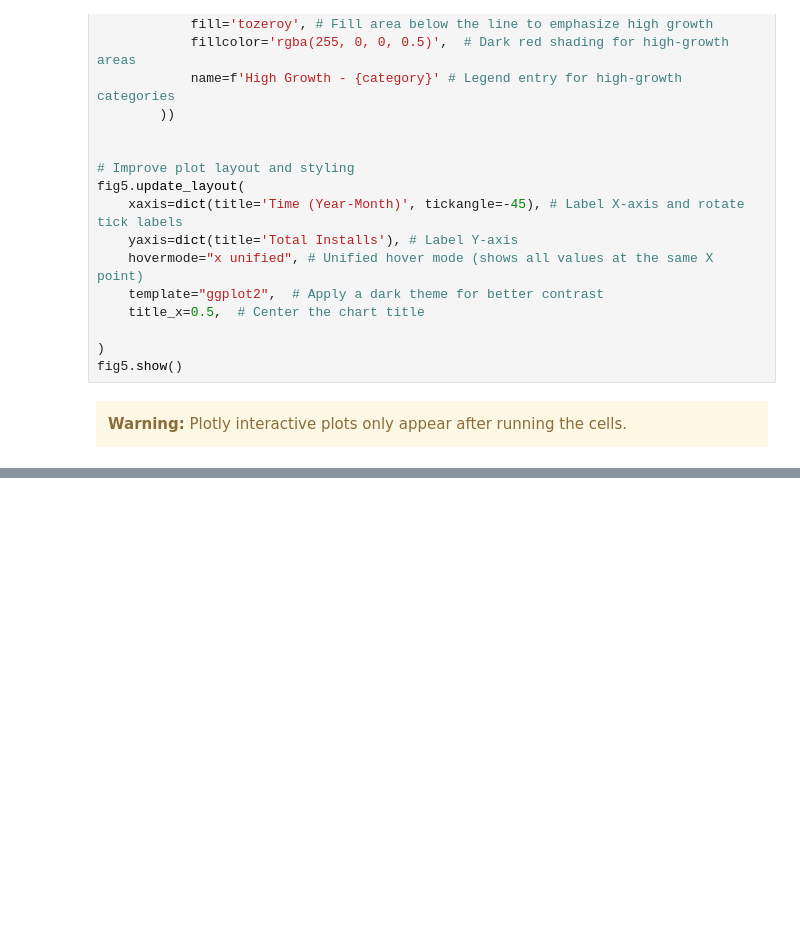
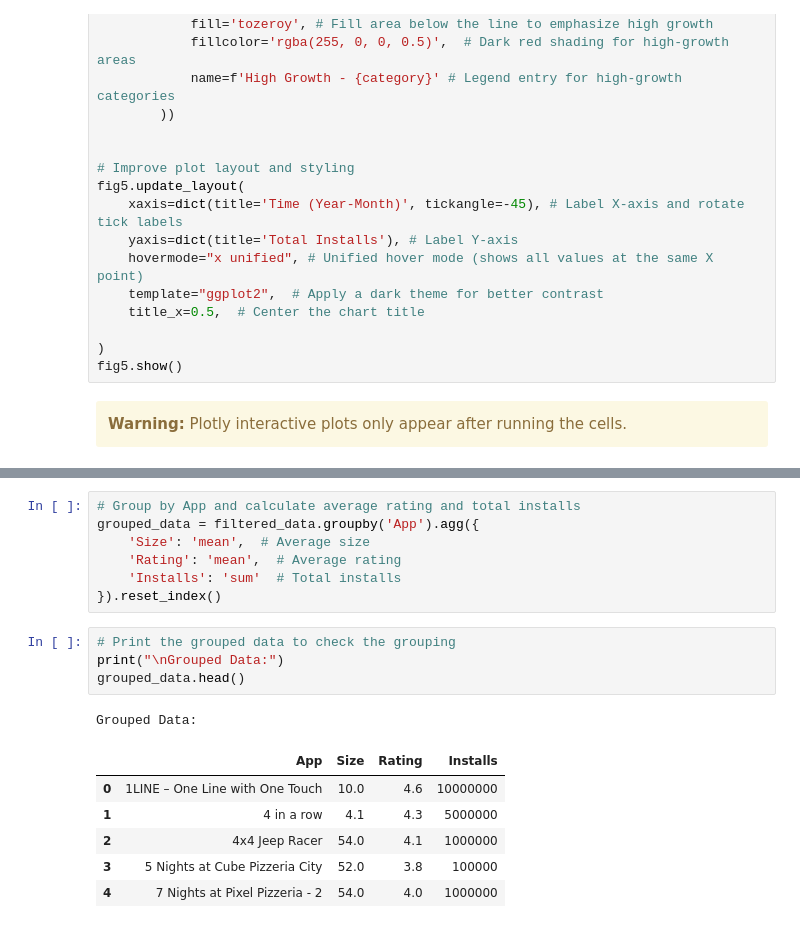
Before and after one commit to Bubu02/Play_Store_Data_Analysis, a Jupyter notebook: Jupyter Notebook/playstore_data_analysis.ipynb, the cells around one changed output, grey strips where cells are left out. Cells and saved outputs as stored; diff of their text form; blank space fills up the shorter version.

```diff
--- a/Jupyter Notebook/playstore_data_analysis.ipynb
+++ b/Jupyter Notebook/playstore_data_analysis.ipynb
@@ -843,0 +941,19 @@ fig5.show()
+# %%
+# Group by App and calculate average rating and total installs
+grouped_data = filtered_data.groupby('App').agg({
+    'Size': 'mean',  # Average size
+    'Rating': 'mean',  # Average rating
+    'Installs': 'sum'  # Total installs
+}).reset_index()
+# %%
+# Print the grouped data to check the grouping
+print("\nGrouped Data:")
+grouped_data.head()
+# %% [output]
+Grouped Data:
+|  | App | Size | Rating | Installs |
+| 0 | 1LINE – One Line with One Touch | 10.0 | 4.6 | 10000000 |
+| 1 | 4 in a row | 4.1 | 4.3 | 5000000 |
+| 2 | 4x4 Jeep Racer | 54.0 | 4.1 | 1000000 |
+| 3 | 5 Nights at Cube Pizzeria City | 52.0 | 3.8 | 100000 |
+| 4 | 7 Nights at Pixel Pizzeria - 2 | 54.0 | 4.0 | 1000000 |
```
Also changed, not shown: parts of 15 cells of this notebook, 3 other files.
